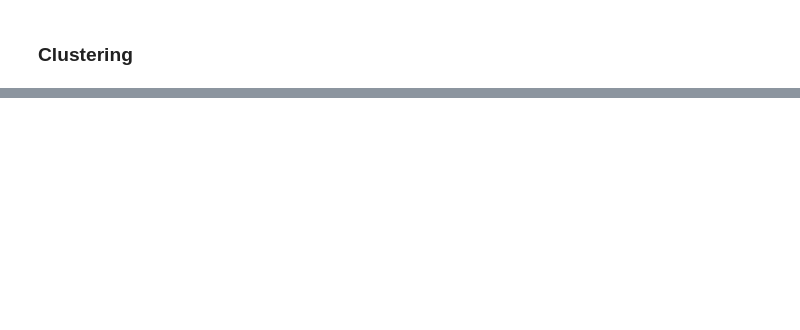
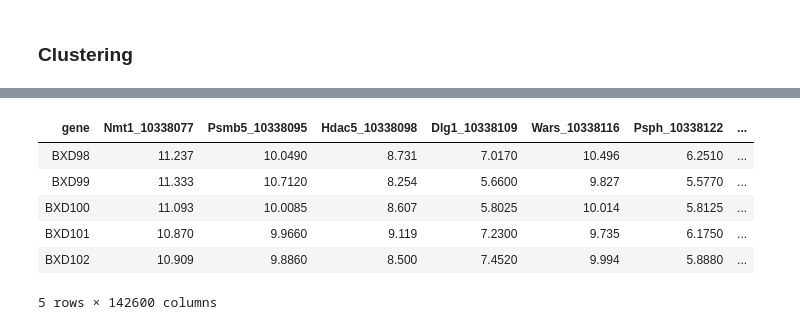
Before and after one commit to raphaelreiss/Network_tour_of_mice_genetics, a Jupyter notebook: NTDS_MICE_GENETICS.ipynb, the cells around one changed output, grey strips where cells are left out. Saved outputs shown, nothing was run; the diff lists cells and outputs as text; code cells hidden in the pictures; blank space fills up the shorter version.

```diff
--- a/NTDS_MICE_GENETICS.ipynb
+++ b/NTDS_MICE_GENETICS.ipynb
@@ -208,0 +271,10 @@ nx.draw(graph,node_size=20,width=0.5, alpha=0.25)
+# %%
+#Count number of nan for each gene.
+nanByGene = expression.loc[:,y.index].isnull().sum(axis=1)
+# %%
+# keep only gene where there is less than 30 Nan // so more than 60 mice recorded.
+mask = nanByGene < 30
+maskedEx = expression.loc[mask,y.index]
+# %%
+maskedEx = maskedEx.T
+med = maskedEx.median(axis=0)
@@ -208,0 +285,6 @@ nx.draw(graph,node_size=20,width=0.5, alpha=0.25)
+# %%
+#fillna not working for all DF so column by column
+for i,c in enumerate(maskedEx.columns):
+    maskedEx.iloc[:,i].fillna(med.values[i], inplace=True)
+    if i%10000==0:
+        print(i)
@@ -208,0 +307,10 @@ nx.draw(graph,node_size=20,width=0.5, alpha=0.25)
+# %%
+maskedEx.tail()
+# %% [output]
+| gene | Nmt1_10338077 | Psmb5_10338095 | Hdac5_10338098 | Dlg1_10338109 | Wars_10338116 | Psph_10338122 | ... |
+| BXD98 | 11.237 | 10.0490 | 8.731 | 7.0170 | 10.496 | 6.2510 | ... |
+| BXD99 | 11.333 | 10.7120 | 8.254 | 5.6600 | 9.827 | 5.5770 | ... |
+| BXD100 | 11.093 | 10.0085 | 8.607 | 5.8025 | 10.014 | 5.8125 | ... |
+| BXD101 | 10.870 | 9.9660 | 9.119 | 7.2300 | 9.735 | 6.1750 | ... |
+| BXD102 | 10.909 | 9.8860 | 8.500 | 7.4520 | 9.994 | 5.8880 | ... |
+5 rows × 142600 columns
```
Also changed, not shown: parts of 26 cells of this notebook.
